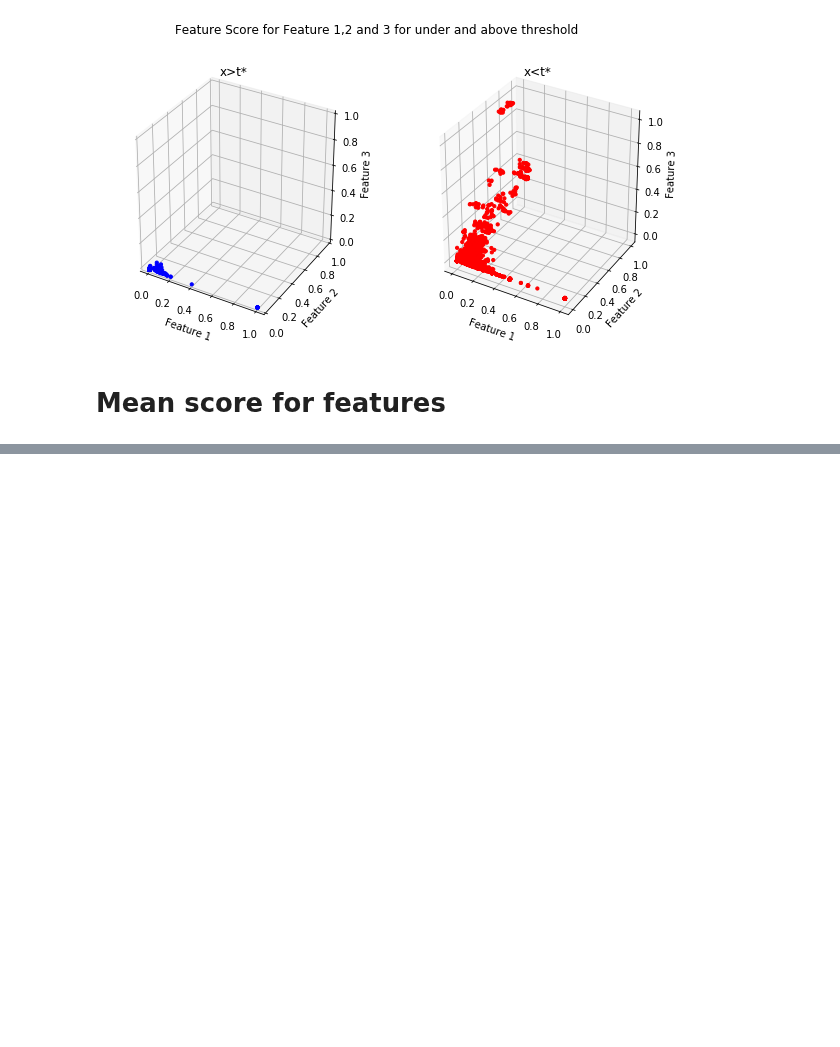
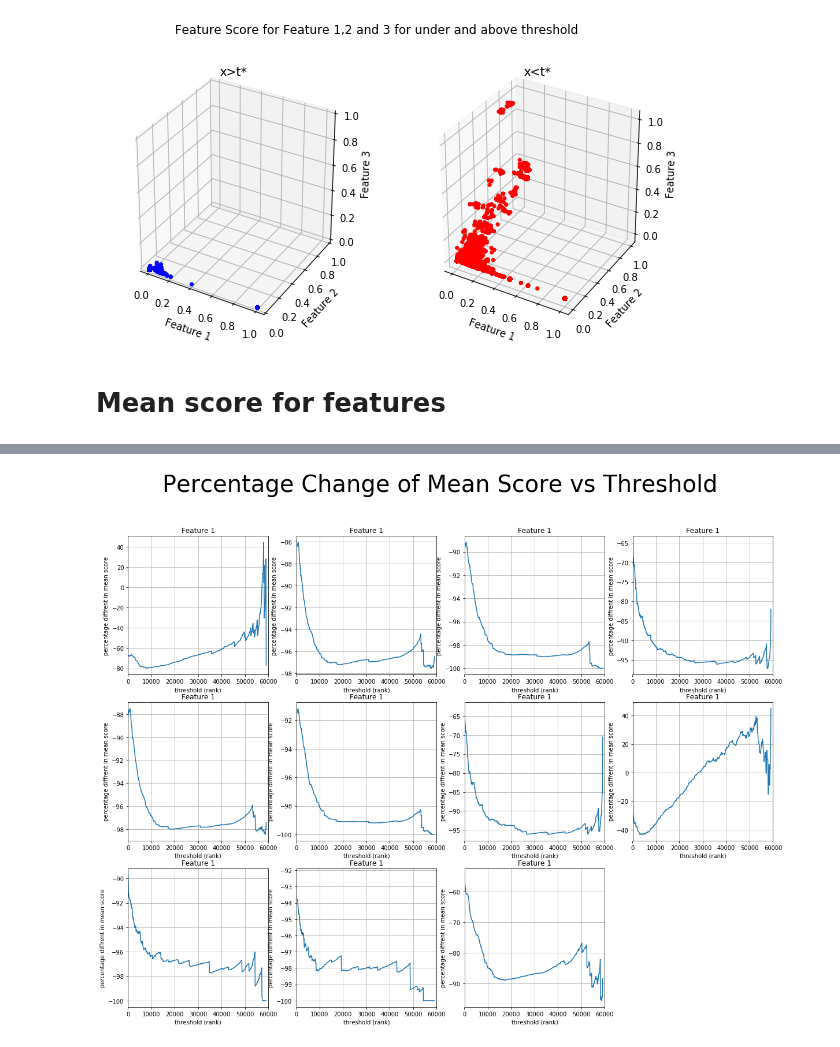
Before and after one commit to MaksimDan/160-Stackoverflow, a Jupyter notebook: source/residual_analysis/residual_analysis.ipynb, the cells around one changed output, grey strips where cells are left out. Saved outputs shown, nothing was run; the diff lists cells and outputs as text; code cells hidden in the pictures; blank space fills up the shorter version.

```diff
--- a/source/residual_analysis/residual_analysis.ipynb
+++ b/source/residual_analysis/residual_analysis.ipynb
@@ -373,4 +338,2 @@ feature_mean(1, 10000)
 # %%
-feature1_thres_comp = [feature_mean(1,i)[2] for i in range(100, int(max(feature_rank['rank'])), 100)]
-feature2_thres_comp = [feature_mean(2,i)[2] for i in range(100, int(max(feature_rank['rank'])), 100)]
-feature3_thres_comp = [feature_mean(3,i)[2] for i in range(100, int(max(feature_rank['rank'])), 100)]
+feature_thres_comp = [[feature_mean(j,i)[2] for i in range(100, int(max(feature_rank['rank'])), 100)] for j in range(1,12)]
@@ -381,29 +340,16 @@ feature_mean(11,100)
 # %%
-# plt.figure(figsize=(20,15))
+plt.figure(figsize=(20,15))
 
-# plt.subplot(311)
-# plt.plot(list(range(100, int(max(feature_rank['rank'])), 100)),feature1_thres_comp)
-# plt.xlim(100,60000)
-# plt.xlabel('threshold (rank)')
-# plt.ylabel('percentage diffrent in mean score')
-# plt.title('Feature 1')
-# plt.grid()
+for i in range(len(feature_thres_comp)):
+    plt.subplot(3,4,i+1)
+    plt.plot(list(range(100, int(max(feature_rank['rank'])), 100)),feature_thres_comp[i])
+    plt.xlim(100,60000)
+    plt.xlabel('threshold (rank)')
+    plt.ylabel('percentage diffrent in mean score')
+    plt.title('Feature 1')
+    plt.grid()
 
-# plt.subplot(312)
-# plt.plot(list(range(100, int(max(feature_rank['rank'])), 100)),feature2_thres_comp)
-# plt.xlim(100,60000)
-# plt.xlabel('threshold (rank)')
-# plt.ylabel('percentage diffrent in mean score')
-# plt.title('Feature 2')
-# plt.grid()
-
-# plt.subplot(313)
-# plt.plot(list(range(100, int(max(feature_rank['rank'])), 100)),feature3_thres_comp)
-# plt.xlim(100,60000)
-# plt.xlabel('threshold (rank)')
-# plt.ylabel('percentage diffrent in mean score')
-# plt.title('Feature 3')
-# plt.grid()
-
-# plt.suptitle('Percentage Change vs Threshold')
-# plt.show()
+plt.suptitle('Percentage Change of Mean Score vs Threshold', fontsize=40)
+plt.show()
+# %% [output]
+[figure, added]
```
Also changed, not shown: parts of 12 cells of this notebook, 1 other file.
